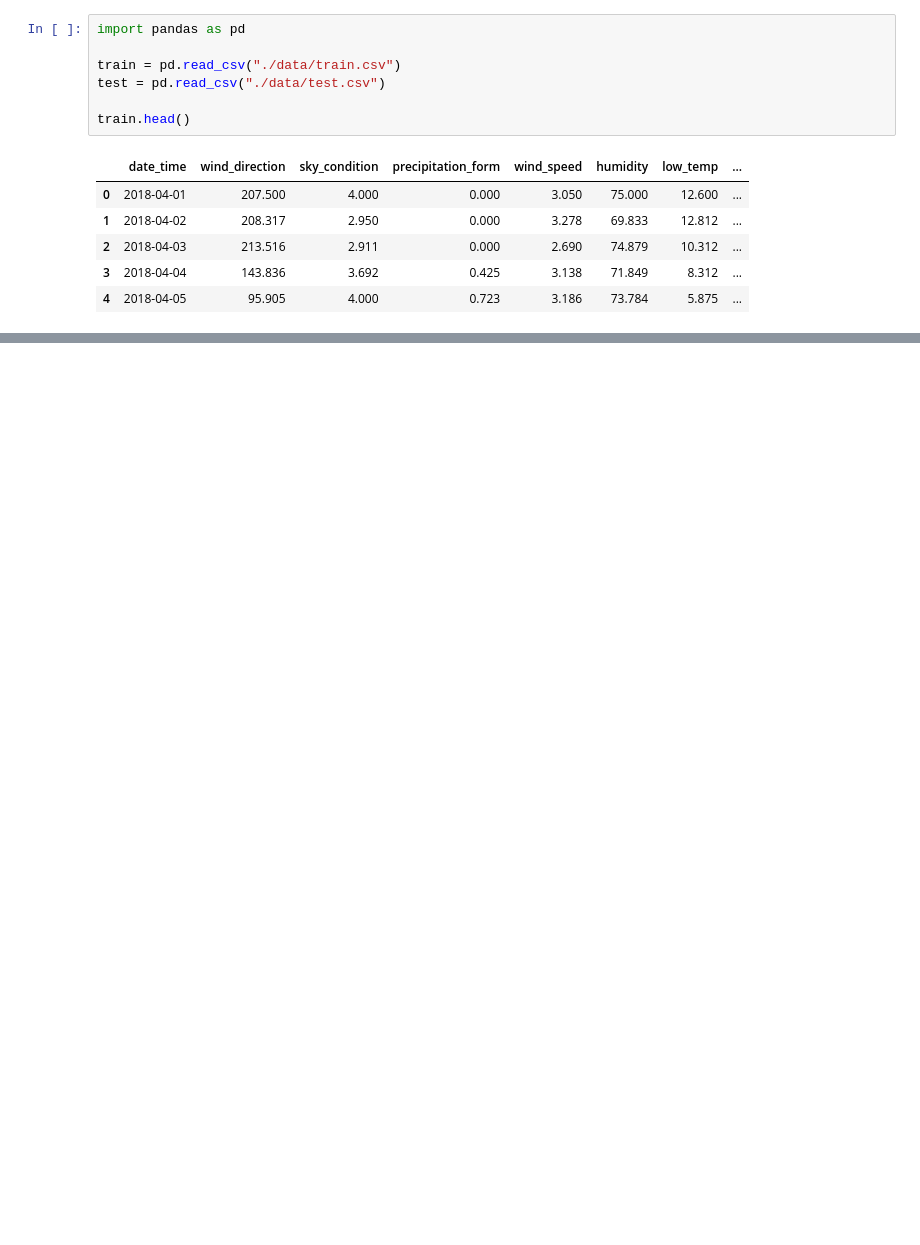
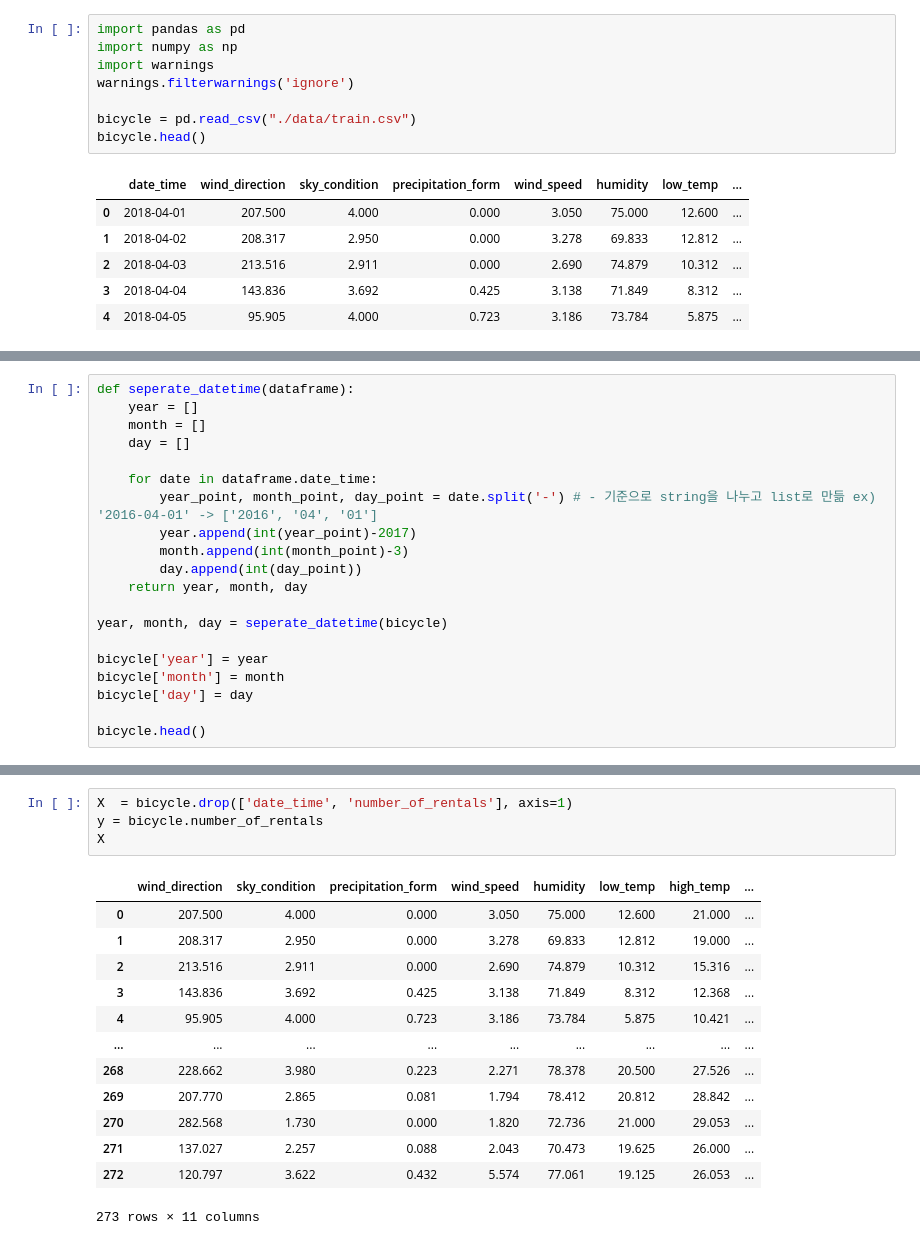
Before and after one commit to seongmin-97/MLstudy, a Jupyter notebook: 데이콘 코드 분석/09주차 따릉이 대여량 예측 경진대회/Untitled.ipynb, the cells around one changed output, grey strips where cells are left out. Drawn from its saved outputs; the diff is of its cells as text; blank space fills up the shorter version.

```diff
--- a/데이콘 코드 분석/09주차 따릉이 대여량 예측 경진대회/Untitled.ipynb
+++ b/데이콘 코드 분석/09주차 따릉이 대여량 예측 경진대회/Untitled.ipynb
@@ -1,10 +1,11 @@
 # %%
 import pandas as pd
+import numpy as np
+import warnings
+warnings.filterwarnings('ignore')
 
-train = pd.read_csv("./data/train.csv")
-test = pd.read_csv("./data/test.csv")
-
-train.head()
+bicycle = pd.read_csv("./data/train.csv")
+bicycle.head()
 # %% [output]
 |  | date_time | wind_direction | sky_condition | precipitation_form | wind_speed | humidity | low_temp | ... |
 | 0 | 2018-04-01 | 207.500 | 4.000 | 0.000 | 3.050 | 75.000 | 12.600 | ... |
@@ -130,0 +16,20 @@ train
+# %%
+def seperate_datetime(dataframe):
+    year = []
+    month = []
+    day = []
+
+    for date in dataframe.date_time:
+        year_point, month_point, day_point = date.split('-') # - 기준으로 string을 나누고 list로 만듦 ex) '2016-04-01' -> ['2016', '04', '01']
+        year.append(int(year_point)-2017)
+        month.append(int(month_point)-3)
+        day.append(int(day_point))
+    return year, month, day
+
+year, month, day = seperate_datetime(bicycle)
+
+bicycle['year'] = year
+bicycle['month'] = month
+bicycle['day'] = day
+
+bicycle.head()
@@ -130,0 +43,18 @@ train
+# %%
+X  = bicycle.drop(['date_time', 'number_of_rentals'], axis=1)
+y = bicycle.number_of_rentals
+X
+# %% [output]
+|  | wind_direction | sky_condition | precipitation_form | wind_speed | humidity | low_temp | high_temp | ... |
+| 0 | 207.500 | 4.000 | 0.000 | 3.050 | 75.000 | 12.600 | 21.000 | ... |
+| 1 | 208.317 | 2.950 | 0.000 | 3.278 | 69.833 | 12.812 | 19.000 | ... |
+| 2 | 213.516 | 2.911 | 0.000 | 2.690 | 74.879 | 10.312 | 15.316 | ... |
+| 3 | 143.836 | 3.692 | 0.425 | 3.138 | 71.849 | 8.312 | 12.368 | ... |
+| 4 | 95.905 | 4.000 | 0.723 | 3.186 | 73.784 | 5.875 | 10.421 | ... |
+| ... | ... | ... | ... | ... | ... | ... | ... | ... |
+| 268 | 228.662 | 3.980 | 0.223 | 2.271 | 78.378 | 20.500 | 27.526 | ... |
+| 269 | 207.770 | 2.865 | 0.081 | 1.794 | 78.412 | 20.812 | 28.842 | ... |
+| 270 | 282.568 | 1.730 | 0.000 | 1.820 | 72.736 | 21.000 | 29.053 | ... |
+| 271 | 137.027 | 2.257 | 0.088 | 2.043 | 70.473 | 19.625 | 26.000 | ... |
+| 272 | 120.797 | 3.622 | 0.432 | 5.574 | 77.061 | 19.125 | 26.053 | ... |
+273 rows × 11 columns
```
Also changed, not shown: parts of 18 cells of this notebook, 3 other files.
